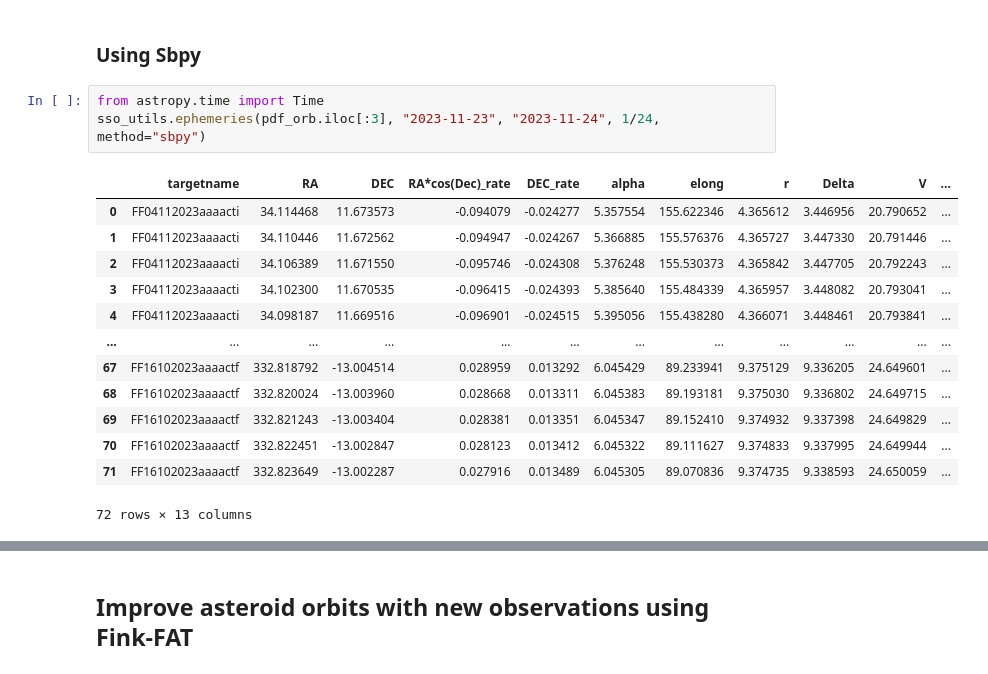
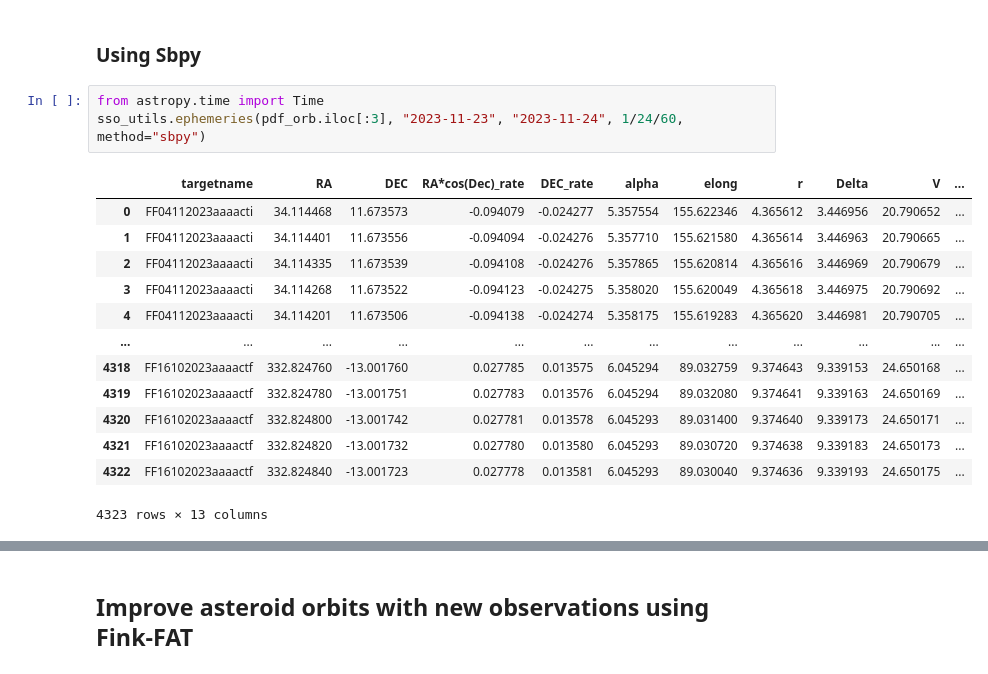
Before and after one commit to astrolabsoftware/fink-tutorials, a Jupyter notebook: sso/SSO@amateur/SSO_Fink_FAT_tuto.ipynb, the cells around one changed output, grey strips where cells are left out. Saved outputs shown, nothing was run; the diff lists cells and outputs as text.

```diff
--- a/sso/SSO@amateur/SSO_Fink_FAT_tuto.ipynb
+++ b/sso/SSO@amateur/SSO_Fink_FAT_tuto.ipynb
@@ -112,21 +108,21 @@ sso_utils.plot_perf_ephem(pdf_orb, pdf_lc, ff_id, method="miriade")
 ### Using Sbpy
 # %%
 from astropy.time import Time
-sso_utils.ephemeries(pdf_orb.iloc[:3], "2023-11-23", "2023-11-24", 1/24, method="sbpy")
+sso_utils.ephemeries(pdf_orb.iloc[:3], "2023-11-23", "2023-11-24", 1/24/60, method="sbpy")
 # %% [output]
 |  | targetname | RA | DEC | RA*cos(Dec)_rate | DEC_rate | alpha | elong | r | Delta | V | ... |
 | 0 | FF04112023aaaacti | 34.114468 | 11.673573 | -0.094079 | -0.024277 | 5.357554 | 155.622346 | 4.365612 | 3.446956 | 20.790652 | ... |
-| 1 | FF04112023aaaacti | 34.110446 | 11.672562 | -0.094947 | -0.024267 | 5.366885 | 155.576376 | 4.365727 | 3.447330 | 20.791446 | ... |
-| 2 | FF04112023aaaacti | 34.106389 | 11.671550 | -0.095746 | -0.024308 | 5.376248 | 155.530373 | 4.365842 | 3.447705 | 20.792243 | ... |
-| 3 | FF04112023aaaacti | 34.102300 | 11.670535 | -0.096415 | -0.024393 | 5.385640 | 155.484339 | 4.365957 | 3.448082 | 20.793041 | ... |
-| 4 | FF04112023aaaacti | 34.098187 | 11.669516 | -0.096901 | -0.024515 | 5.395056 | 155.438280 | 4.366071 | 3.448461 | 20.793841 | ... |
+| 1 | FF04112023aaaacti | 34.114401 | 11.673556 | -0.094094 | -0.024276 | 5.357710 | 155.621580 | 4.365614 | 3.446963 | 20.790665 | ... |
+| 2 | FF04112023aaaacti | 34.114335 | 11.673539 | -0.094108 | -0.024276 | 5.357865 | 155.620814 | 4.365616 | 3.446969 | 20.790679 | ... |
+| 3 | FF04112023aaaacti | 34.114268 | 11.673522 | -0.094123 | -0.024275 | 5.358020 | 155.620049 | 4.365618 | 3.446975 | 20.790692 | ... |
+| 4 | FF04112023aaaacti | 34.114201 | 11.673506 | -0.094138 | -0.024274 | 5.358175 | 155.619283 | 4.365620 | 3.446981 | 20.790705 | ... |
 | ... | ... | ... | ... | ... | ... | ... | ... | ... | ... | ... | ... |
-| 67 | FF16102023aaaactf | 332.818792 | -13.004514 | 0.028959 | 0.013292 | 6.045429 | 89.233941 | 9.375129 | 9.336205 | 24.649601 | ... |
-| 68 | FF16102023aaaactf | 332.820024 | -13.003960 | 0.028668 | 0.013311 | 6.045383 | 89.193181 | 9.375030 | 9.336802 | 24.649715 | ... |
-| 69 | FF16102023aaaactf | 332.821243 | -13.003404 | 0.028381 | 0.013351 | 6.045347 | 89.152410 | 9.374932 | 9.337398 | 24.649829 | ... |
-| 70 | FF16102023aaaactf | 332.822451 | -13.002847 | 0.028123 | 0.013412 | 6.045322 | 89.111627 | 9.374833 | 9.337995 | 24.649944 | ... |
-| 71 | FF16102023aaaactf | 332.823649 | -13.002287 | 0.027916 | 0.013489 | 6.045305 | 89.070836 | 9.374735 | 9.338593 | 24.650059 | ... |
+| 4318 | FF16102023aaaactf | 332.824760 | -13.001760 | 0.027785 | 0.013575 | 6.045294 | 89.032759 | 9.374643 | 9.339153 | 24.650168 | ... |
+| 4319 | FF16102023aaaactf | 332.824780 | -13.001751 | 0.027783 | 0.013576 | 6.045294 | 89.032080 | 9.374641 | 9.339163 | 24.650169 | ... |
+| 4320 | FF16102023aaaactf | 332.824800 | -13.001742 | 0.027781 | 0.013578 | 6.045293 | 89.031400 | 9.374640 | 9.339173 | 24.650171 | ... |
+| 4321 | FF16102023aaaactf | 332.824820 | -13.001732 | 0.027780 | 0.013580 | 6.045293 | 89.030720 | 9.374638 | 9.339183 | 24.650173 | ... |
+| 4322 | FF16102023aaaactf | 332.824840 | -13.001723 | 0.027778 | 0.013581 | 6.045293 | 89.030040 | 9.374636 | 9.339193 | 24.650175 | ... |
-72 rows × 13 columns
+4323 rows × 13 columns
 # %%
 sso_utils.plot_perf_ephem(pdf_orb, pdf_lc, ff_id, method="sbpy")
 # %% [output]
```
Also changed, not shown: parts of 18 cells of this notebook, 1 other file.
